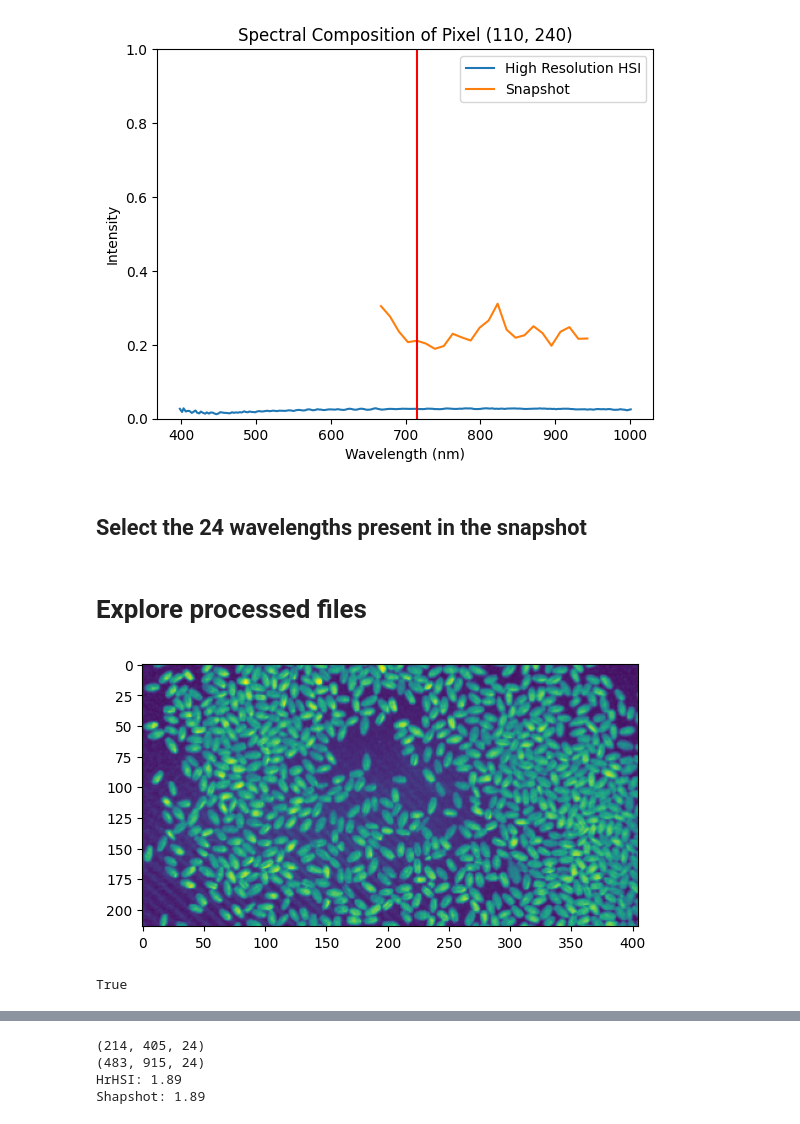
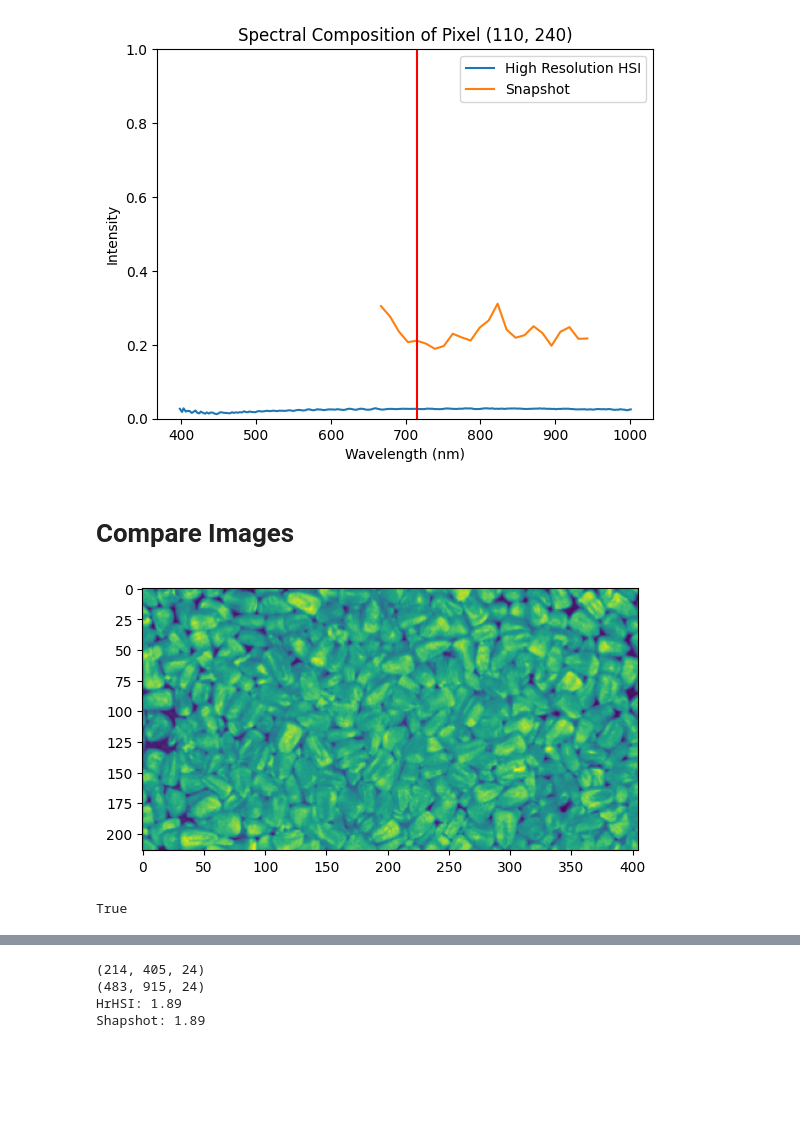
Before and after one commit to amar-music/hyperspectral-snapshot-upscaling, a Jupyter notebook: explore.ipynb, the cells around one changed output, grey strips where cells are left out. Saved outputs shown, nothing was run; the diff lists cells and outputs as text; code cells hidden in the pictures; blank space fills up the shorter version.

```diff
--- a/explore.ipynb
+++ b/explore.ipynb
@@ -125,36 +125,34 @@ print("\n")
 # Compare aspect ratio
 print("HrHSI:", round(hr_img_al.shape[1] / hr_img_al.shape[0], 2))
 print("Shapshot:", round(ss_img_al.shape[1] / ss_img_al.shape[0], 2))
-# %% [markdown]
-## Select the 24 wavelengths present in the snapshot
-# %% [markdown]
-# Explore processed files
+# %% [markdown]
+# Compare Images
 # %%
 from preprocessing import preprocessSnapshot
 import matplotlib.pyplot as plt
 
 # Specify paths
-ss_path = "data/Snapshot/processed/train/barley_s4/"
+ss_path = "data/Snapshot/processed/train/corn_l2/"
 # ss_path = "calibrations/Snapshot/spelt_processed/spelt1/"
 ss_mtx_path = 'calibration/snapshot_matrix.npy'
 ss_dist_path = 'calibration/snapshot_dist.npy'
 
 # Load and preprocess file
 ss_file = preprocessSnapshot(ss_path, ss_mtx_path, ss_dist_path)
 
 # Store to variables
 ss_img = ss_file[0]
 ss_wavelengths = ss_file[1]
 
 
 plt.imshow(ss_img[:, :, 3])
 plt.show()
 
 # Save as b&w image
 import cv2 as cv
 cv.imwrite("data/Processed/xx_ss.jpg", ss_img[:, :, 10] * 255)
 # %% [output]
-[figure, old version]
+[figure, new version]
 True
 # %%
 from preprocessing import preprocessFullHSI
```
Also changed, not shown: parts of 6 cells of this notebook.
